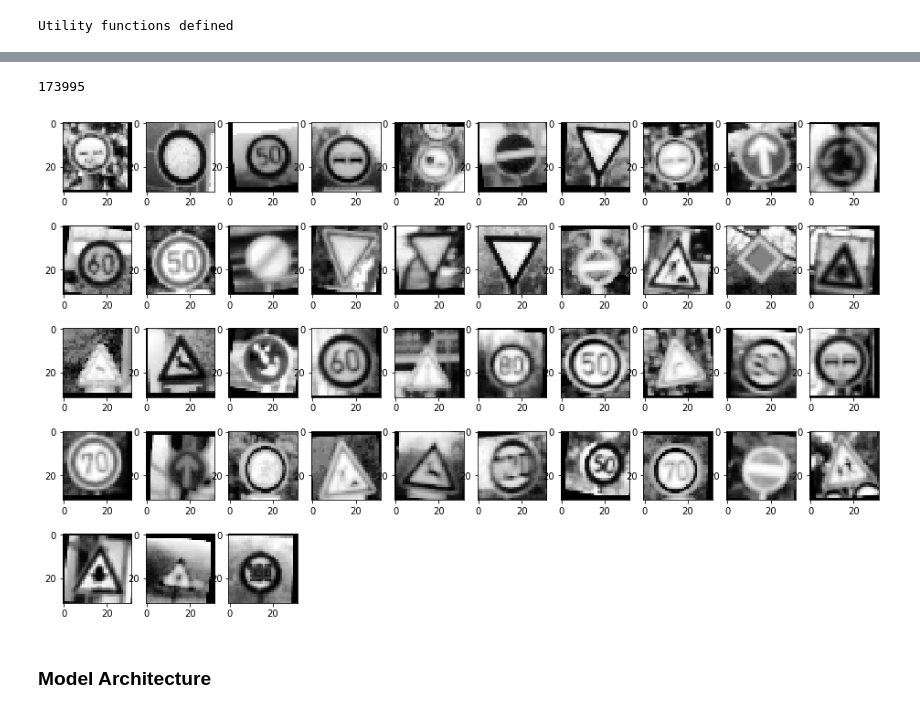
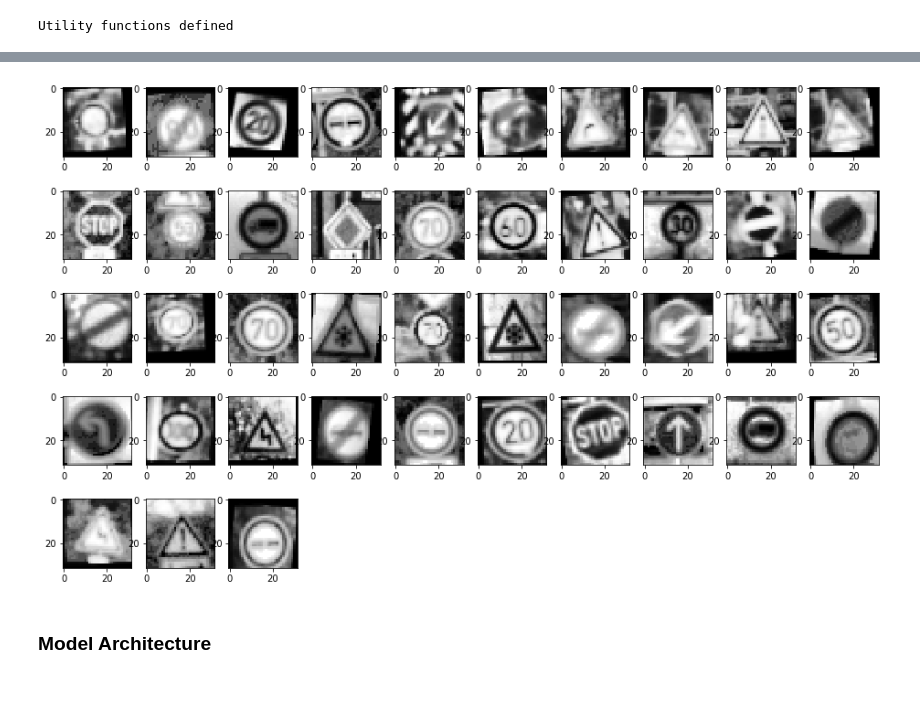
Before and after one commit to thoomi/traffic-sign-classifier, a Jupyter notebook: Traffic_Sign_Classifier.ipynb, the cells around one changed output, grey strips where cells are left out. Saved outputs shown, nothing was run; the diff lists cells and outputs as text; code cells hidden in the pictures.

```diff
--- a/Traffic_Sign_Classifier.ipynb
+++ b/Traffic_Sign_Classifier.ipynb
@@ -142,12 +144,12 @@ for index, sign in enumerate(signs):
 
 
 # Count the occurance of each individual label
-labels, values = zip(*Counter(y_train).items())
+labels, count_signs_by_class = zip(*Counter(y_train).items())
 indexes = np.arange(len(labels))
 
 # Show bar chart
 fig, ax = plt.subplots(figsize=(16,8))
-ax.bar(indexes, values, width=0.9, align='center')
+ax.bar(indexes, count_signs_by_class, width=0.9, align='center')
 ax.set_title('Traffic sign count by Class')
 ax.set_ylabel('Count')
 ax.set_xlabel('Class')
@@ -239,38 +316,20 @@ Utility functions defined
 # %%
-# Generate additional images
-additional_images = 4
-new_images = []
-new_labels = []
-
-for indexOfImage, img in enumerate(X_train):
-    # Generate transformed verions of each training image
-    for i in range(additional_images):
-        new_images.append(random_image_transform(img))
-        new_labels.append(y_train[indexOfImage])
-
-X_train = np.append(X_train, new_images, axis=0)
-y_train = np.append(y_train, new_labels, axis=0)
-
-
 # Preprocess the data
-X_train = preprocess(X_train)
-X_valid = preprocess(X_valid)
-X_test = preprocess(X_test)
+X_train_preprocessed = preprocess(X_train_generated)
+X_valid_preprocessed = preprocess(X_valid)
+X_test_preprocessed = preprocess(X_test)
 
 # Show a random collection of the preprocessed images
 fig = plt.figure()
 fig.set_figwidth(16)
 fig.set_figheight(10)
 
 for index, sign in enumerate(signs):
     ax = fig.add_subplot(5, 10, index + 1)
-    image = X_train[random.randint(0, len(X_train) - 1)].squeeze()
+    image = X_train_preprocessed[random.randint(0, len(X_train_preprocessed) - 1)].squeeze()
     ax.imshow(image, cmap='gray')
-
-print(X_train.shape[0])
 # %% [output]
-173995
-[figure, old version]
+[figure, new version]
 # %% [markdown]
 ### Model Architecture
 # %%
```
Also changed, not shown: parts of 9 cells of this notebook, 11 other files.
